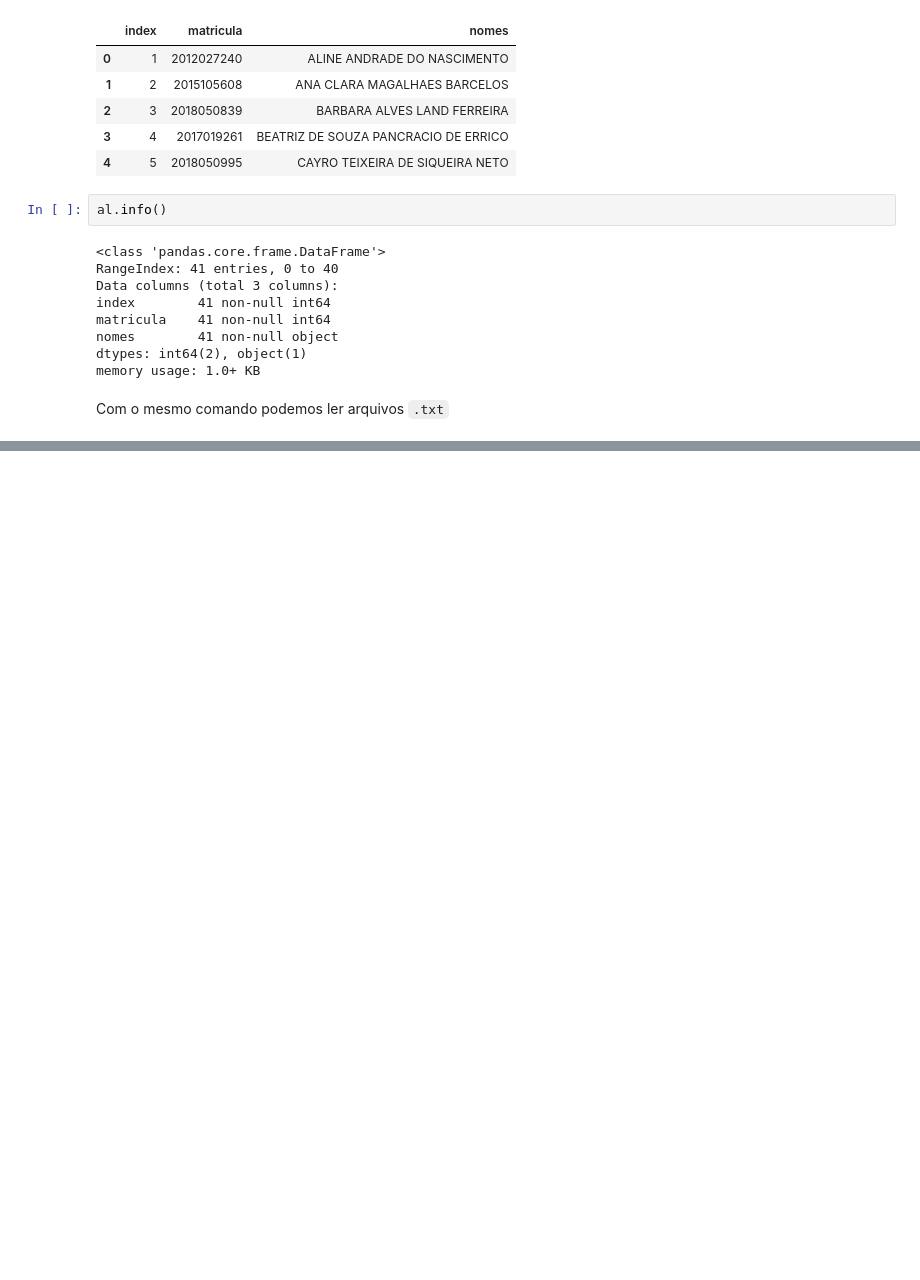
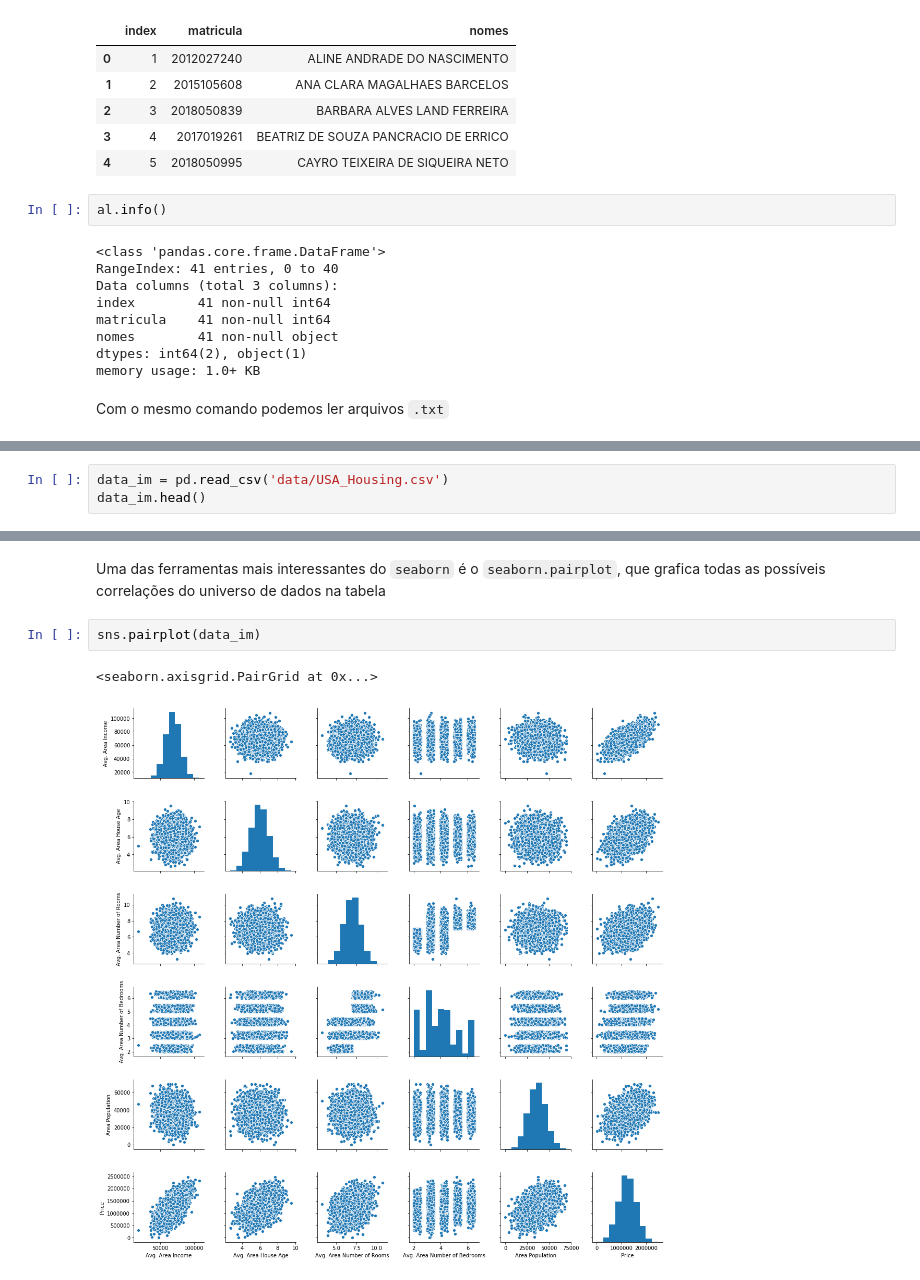
Before and after one commit to tavo-buk/icfis, a Jupyter notebook: 08-leitura_escritura.ipynb, the cells around one changed output, grey strips where cells are left out. Drawn from its saved outputs; the diff is of its cells as text; blank space fills up the shorter version.

```diff
--- a/08-leitura_escritura.ipynb
+++ b/08-leitura_escritura.ipynb
@@ -201,0 +267,3 @@ Discuta criticamente seus resultados em relação ao aquecimento global antropog
+# %%
+data_im = pd.read_csv('data/USA_Housing.csv')
+data_im.head()
@@ -201,0 +292,7 @@ Discuta criticamente seus resultados em relação ao aquecimento global antropog
+# %% [markdown]
+Uma das ferramentas mais interessantes do `seaborn` é o `seaborn.pairplot`, que grafica todas as possíveis correlações do universo de dados na tabela
+# %%
+sns.pairplot(data_im)
+# %% [output]
+<seaborn.axisgrid.PairGrid at 0x...>
+[figure, added]
```
Also changed, not shown: parts of 11 cells of this notebook, 7 other files.
